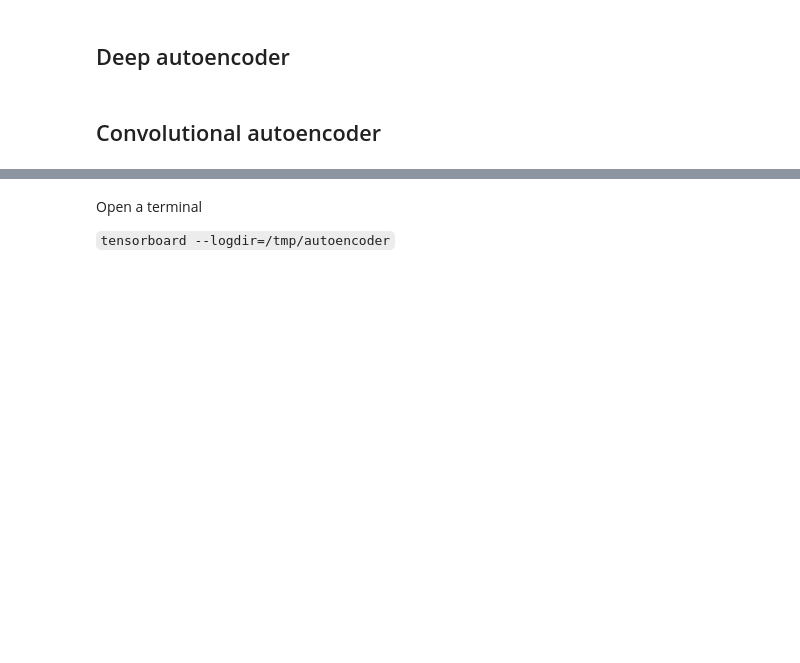
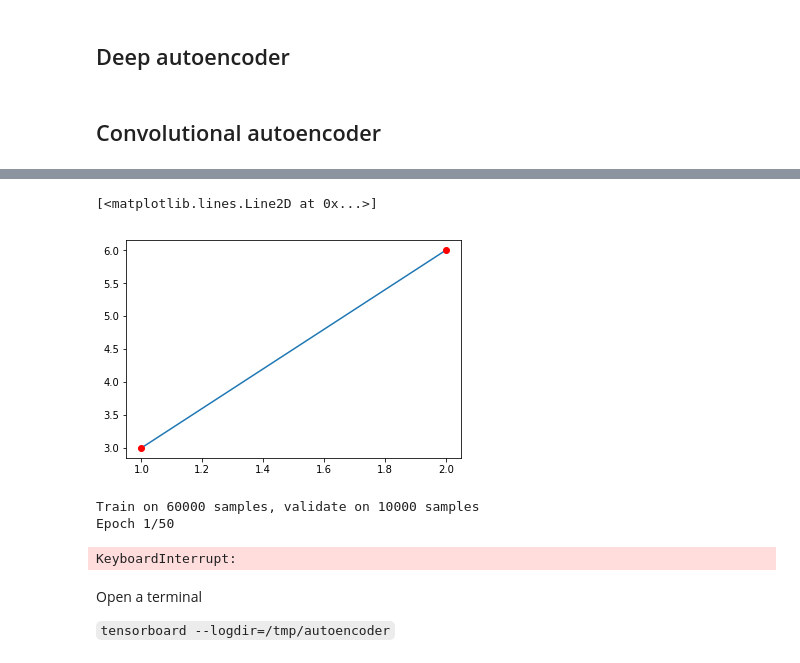
Before and after one commit to vafaei-ar/DSWSs, a Jupyter notebook: S12/notebooks/2-AEs.ipynb, the cells around one changed output, grey strips where cells are left out. Cells and saved outputs as stored; diff of their text form; code cells hidden in the pictures; blank space fills up the shorter version.

```diff
--- a/S12/notebooks/2-AEs.ipynb
+++ b/S12/notebooks/2-AEs.ipynb
@@ -120 +198,7 @@ autoencoder.fit(x_train, x_train,
+# %%
+plt.plot([1,2],[3,6])
+plt.plot([1,2],[3,6],'ro')
+# %% [output]
+[<matplotlib.lines.Line2D at 0x...>]
+[figure, added]
 # %%
@@ -161,7 +241,12 @@ autoencoder.fit(x_train, x_train,
                 batch_size=128,
                 shuffle=True,
                 validation_data=(x_test, x_test),
-                callbacks=[TensorBoard(log_dir='/tmp/autoencoder')])
+#                 callbacks=[TensorBoard(log_dir='/tmp/autoencoder')]
+               )
+# %% [output]
+Train on 60000 samples, validate on 10000 samples
+Epoch 1/50
+KeyboardInterrupt:
 # %% [markdown]
 Open a terminal
 
```
Also changed, not shown: parts of 18 cells of this notebook, 10 other files.
